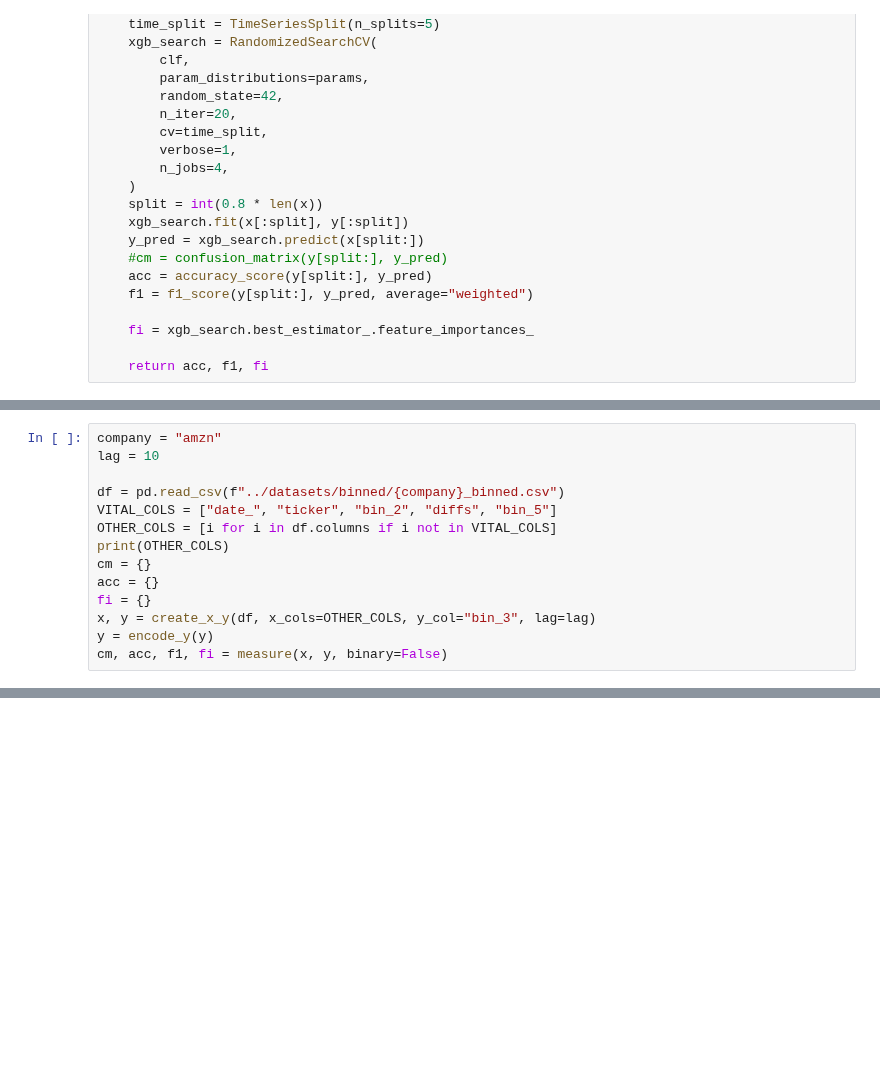
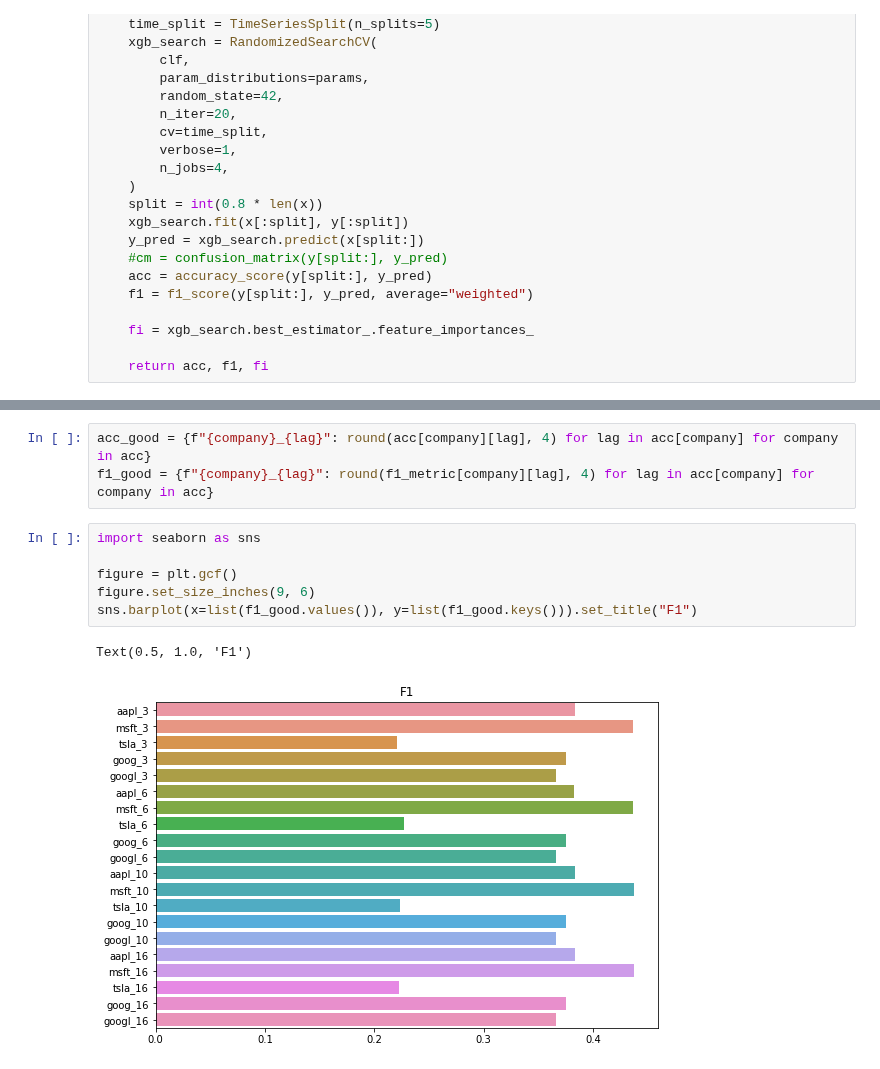
Before and after one commit to PatrykML/twitter_sentiment_stock_prediction, a Jupyter notebook: models/xgb.ipynb, the cells around one changed output, grey strips where cells are left out. Drawn from its saved outputs; the diff is of its cells as text; blank space fills up the shorter version.

```diff
--- a/models/xgb.ipynb
+++ b/models/xgb.ipynb
@@ -134,14 +146,0 @@ TypeError: save_importances_plot() missing 1 required positional argument: 'cols
-# %%
-company = "amzn"
-lag = 10
-
-df = pd.read_csv(f"../datasets/binned/{company}_binned.csv")
-VITAL_COLS = ["date_", "ticker", "bin_2", "diffs", "bin_5"]
-OTHER_COLS = [i for i in df.columns if i not in VITAL_COLS]
-print(OTHER_COLS)
-cm = {}
-acc = {}
-fi = {}
-x, y = create_x_y(df, x_cols=OTHER_COLS, y_col="bin_3", lag=lag)
-y = encode_y(y)
-cm, acc, f1, fi = measure(x, y, binary=False)
@@ -154,0 +170,12 @@ f1, acc
+# %%
+acc_good = {f"{company}_{lag}": round(acc[company][lag], 4) for lag in acc[company] for company in acc}
+f1_good = {f"{company}_{lag}": round(f1_metric[company][lag], 4) for lag in acc[company] for company in acc}
+# %%
+import seaborn as sns
+
+figure = plt.gcf()
+figure.set_size_inches(9, 6)
+sns.barplot(x=list(f1_good.values()), y=list(f1_good.keys())).set_title("F1")
+# %% [output]
+Text(0.5, 1.0, 'F1')
+[figure, added]
```
Also changed, not shown: parts of 4 cells of this notebook, 12 other files.
